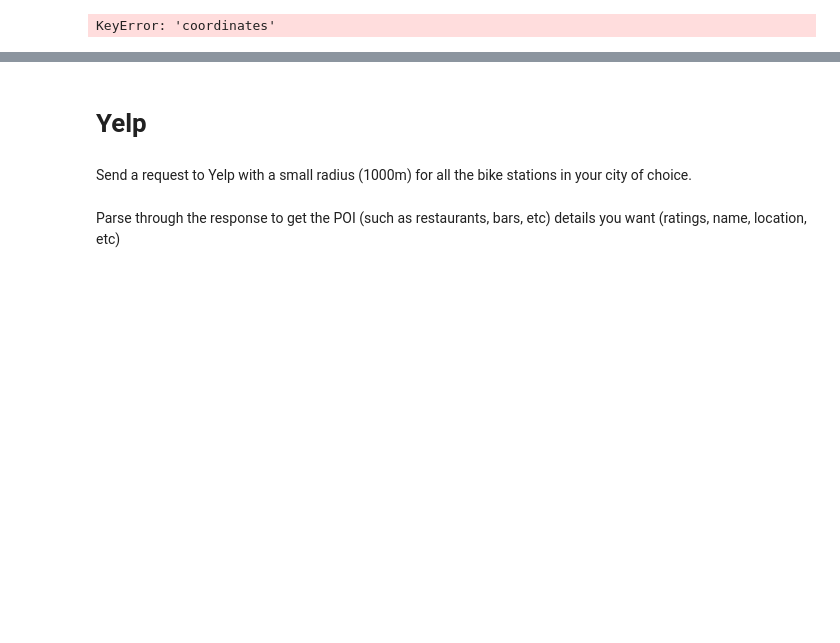
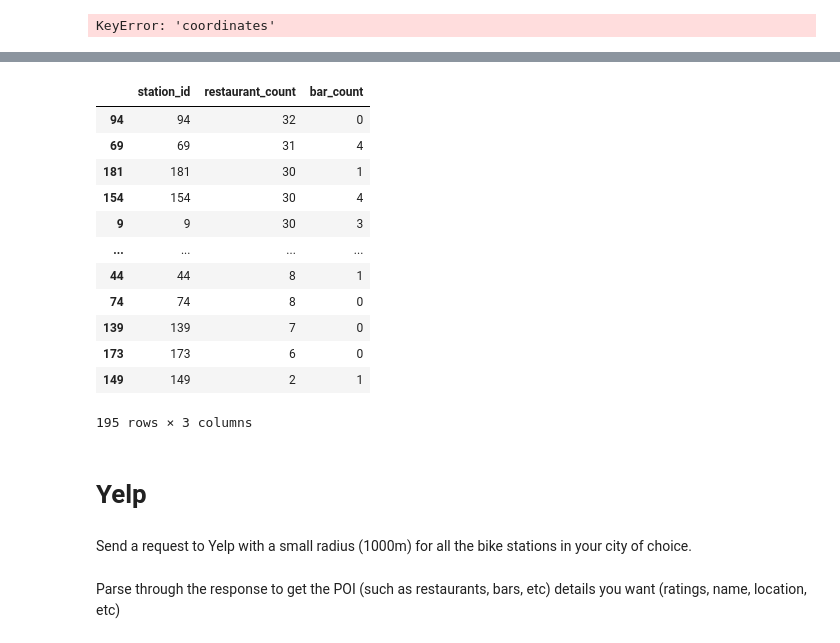
Before and after one commit to Mitch-P-Analyst/Statistical-Modelling-Project., a Jupyter notebook: notebooks/yelp_foursquare_EDA.ipynb, the cells around one changed output, grey strips where cells are left out. Cells and saved outputs as stored; diff of their text form; code cells hidden in the pictures; blank space fills up the shorter version.

```diff
--- a/notebooks/yelp_foursquare_EDA.ipynb
+++ b/notebooks/yelp_foursquare_EDA.ipynb
@@ -227,3 +265,34 @@ KeyError: 'coordinates'
+# %%
+# AI Assistance to create masks & series
+
+# Filter masks for categories values of 'Restaurant' and 'Bar'
+restaurant_mask = station_POI_df['category'].str.contains('Restaurant', case=False, na=False)
+bar_mask = station_POI_df['category'].str.contains('Bar', case=False, na=False)
+
+# Create Series for each mask-filter
+restaurant_counts = station_POI_df[restaurant_mask].groupby('station_id').size().rename('restaurant_count')
+bar_counts = station_POI_df[bar_mask].groupby('station_id').size().rename('bar_count')
+
+# Concatenate Series into Dataframe
+categories_counts = pd.concat([restaurant_counts, bar_counts], axis=1).fillna(0).astype(int)
+categories_counts.reset_index(inplace=True)
+
+# Observe category values for each bike_station
+categories_counts.sort_values('restaurant_count', ascending=False)
+# %% [output]
+|  | station_id | restaurant_count | bar_count |
+| 94 | 94 | 32 | 0 |
+| 69 | 69 | 31 | 4 |
+| 181 | 181 | 30 | 1 |
+| 154 | 154 | 30 | 4 |
+| 9 | 9 | 30 | 3 |
+| ... | ... | ... | ... |
+| 44 | 44 | 8 | 1 |
+| 74 | 74 | 8 | 0 |
+| 139 | 139 | 7 | 0 |
+| 173 | 173 | 6 | 0 |
+| 149 | 149 | 2 | 1 |
+195 rows × 3 columns
 # %%
 # Download CSV File
 station_POI_df.to_csv('FOURSQUARE_Lisbon_Station_Surroundings.csv', index=False, header=True, sep=',')
```
Also changed, not shown: parts of 11 cells of this notebook, 7 other files.
